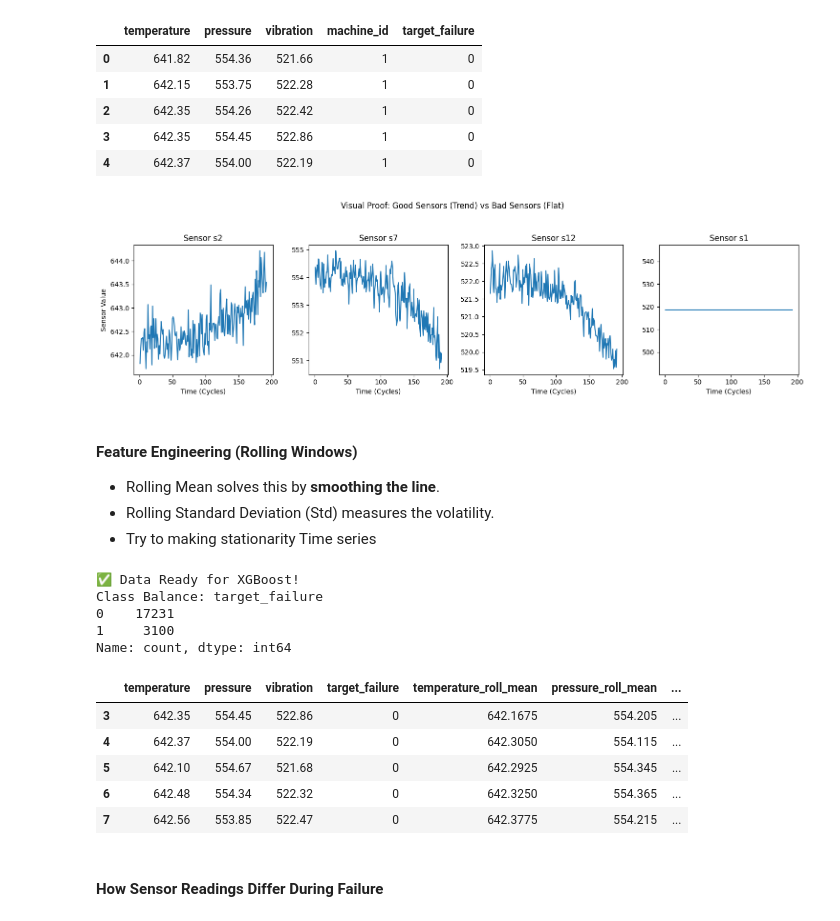
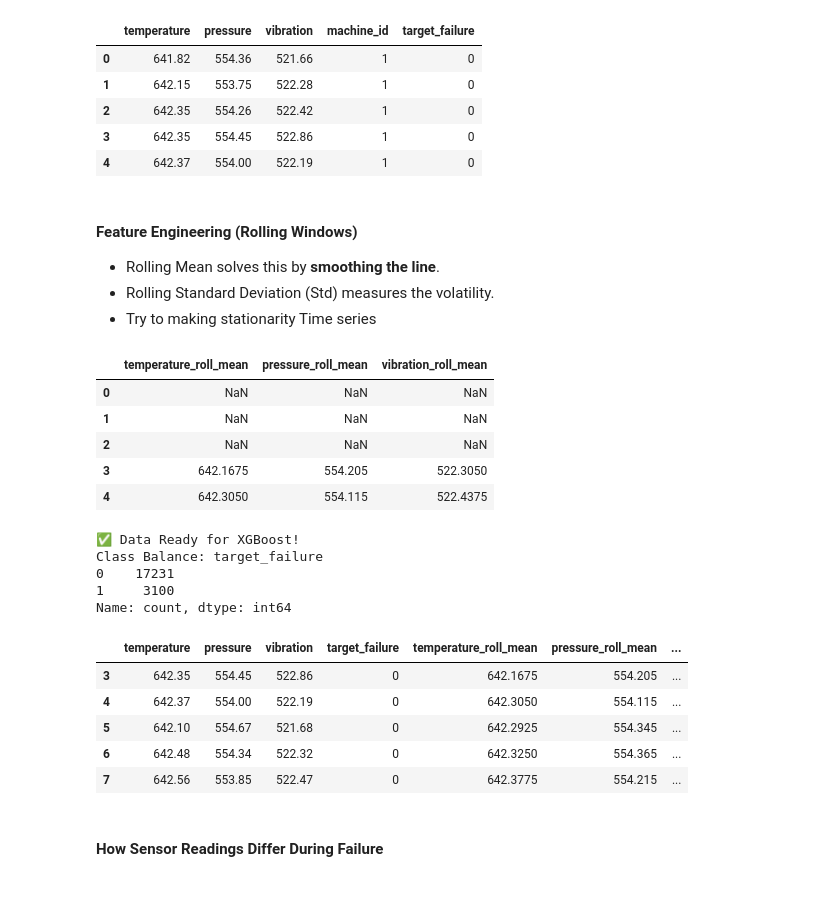
Before and after one commit to suryadipbera1256/IOT-Predictive-Maintenance-Engine, a Jupyter notebook: factory_guard_experiment.ipynb, the cells around one changed output. Saved outputs shown, nothing was run; the diff lists cells and outputs as text; code cells hidden in the pictures; blank space fills up the shorter version.

```diff
--- a/factory_guard_experiment.ipynb
+++ b/factory_guard_experiment.ipynb
@@ -149,70 +178,50 @@ display(model_data.head())
 | 2 | 642.35 | 554.26 | 522.42 | 1 | 0 |
 | 3 | 642.35 | 554.45 | 522.86 | 1 | 0 |
 | 4 | 642.37 | 554.00 | 522.19 | 1 | 0 |
-# %%
-# --- 3. Compare Your 3 Selected Sensors vs. A "Bad" One ---
-# Let's verify why we chose s2, s7, and s12
-selected_sensors = ['s2', 's7', 's12', 's1'] # s1 is usually constant (bad)
-
-# Plot 3: Trends over time for a single failed engine (e.g., Unit 1)
-engine_1 = df[df['unit_number'] == 1]
-
-plt.figure(figsize=(15, 4))
-for i, sensor in enumerate(selected_sensors):
-    plt.subplot(1, 4, i+1)
-    plt.plot(engine_1['time_cycle'], engine_1[sensor])
-    plt.title(f"Sensor {sensor}")
-    plt.xlabel("Time (Cycles)")
-    if i == 0: plt.ylabel("Sensor Value")
-
-plt.suptitle("Visual Proof: Good Sensors (Trend) vs Bad Sensors (Flat)", y=1.05)
-plt.tight_layout()
-plt.show()
-# %% [output]
-[figure, removed]
 # %% [markdown]
 #### Feature Engineering (Rolling Windows)
 - Rolling Mean solves this by **smoothing the line**.
 - Rolling Standard Deviation (Std) measures the volatility.
 - Try to making stationarity Time series
 # %%
-
-
-# --- 5. Feature Engineering (Rolling Windows) ---
-# Now we apply your Rolling Window logic, but respecting the 'machine_id'
-# (We don't want to roll stats from Engine 1 into Engine 2)
+# Now we apply your Rolling Window logic, but respecting the 'machine_id'(We don't want to roll stats from Engine 1 into Engine 2)
 
 features = ['temperature', 'pressure', 'vibration']
 window_size = 4
 
 # Group by Machine ID to prevent data leakage between engines!
 rolled_features = model_data.groupby('machine_id')[features].rolling(window=window_size).mean().reset_index(level=0, drop=True)
 rolled_features.columns = [f"{col}_roll_mean" for col in features]
+display(rolled_features.head())
 
-# Merge back
 model_data = model_data.join(rolled_features)
 
-# Drop initial NaNs from rolling
 model_data = model_data.dropna()
 
-# Drop 'machine_id' before training (it's not a predictive feature)
+# Drop machine_id for visualization (not a predictive feature)
 final_df = model_data.drop(columns=['machine_id'])
 
 print("✅ Data Ready for XGBoost!")
 print(f"Class Balance: {final_df['target_failure'].value_counts()}")
 display(final_df.head())
 # %% [output]
+|  | temperature_roll_mean | pressure_roll_mean | vibration_roll_mean |
+| 0 | NaN | NaN | NaN |
+| 1 | NaN | NaN | NaN |
+| 2 | NaN | NaN | NaN |
+| 3 | 642.1675 | 554.205 | 522.3050 |
+| 4 | 642.3050 | 554.115 | 522.4375 |
 ✅ Data Ready for XGBoost!
 Class Balance: target_failure
 0    17231
 1     3100
 Name: count, dtype: int64
-|  | temperature | pressure | vibration | target_failure | temperature_roll_mean | pressure_roll_mean | ... |
-| 3 | 642.35 | 554.45 | 522.86 | 0 | 642.1675 | 554.205 | ... |
-| 4 | 642.37 | 554.00 | 522.19 | 0 | 642.3050 | 554.115 | ... |
-| 5 | 642.10 | 554.67 | 521.68 | 0 | 642.2925 | 554.345 | ... |
-| 6 | 642.48 | 554.34 | 522.32 | 0 | 642.3250 | 554.365 | ... |
-| 7 | 642.56 | 553.85 | 522.47 | 0 | 642.3775 | 554.215 | ... |
+|  | temperature | pressure | vibration | target_failure | temperature_roll_mean | pressure_roll_mean | ... |
+| 3 | 642.35 | 554.45 | 522.86 | 0 | 642.1675 | 554.205 | ... |
+| 4 | 642.37 | 554.00 | 522.19 | 0 | 642.3050 | 554.115 | ... |
+| 5 | 642.10 | 554.67 | 521.68 | 0 | 642.2925 | 554.345 | ... |
+| 6 | 642.48 | 554.34 | 522.32 | 0 | 642.3250 | 554.365 | ... |
+| 7 | 642.56 | 553.85 | 522.47 | 0 | 642.3775 | 554.215 | ... |
 # %% [markdown]
 #### How Sensor Readings Differ During Failure
 # %%
```
Also changed, not shown: parts of 22 cells of this notebook.
